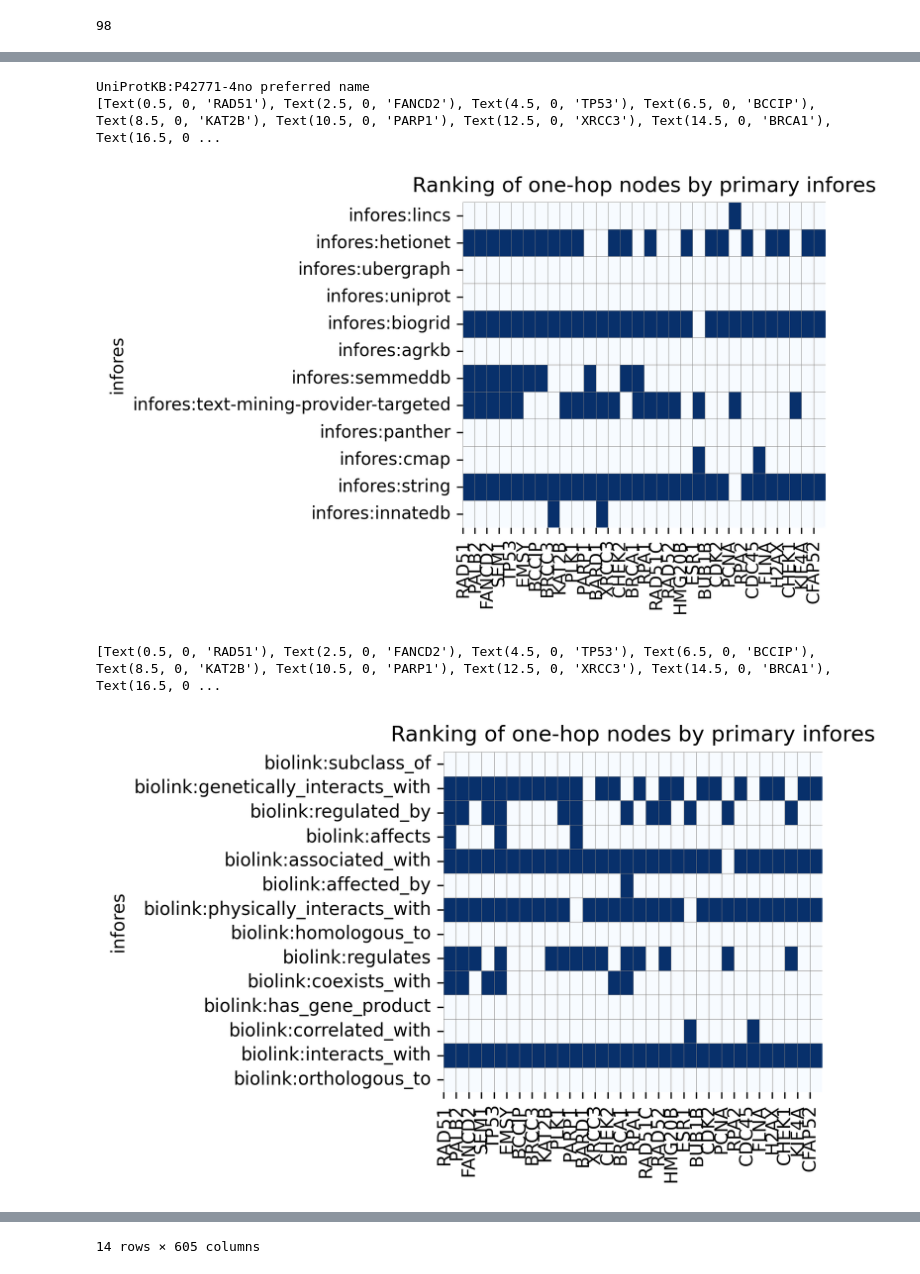
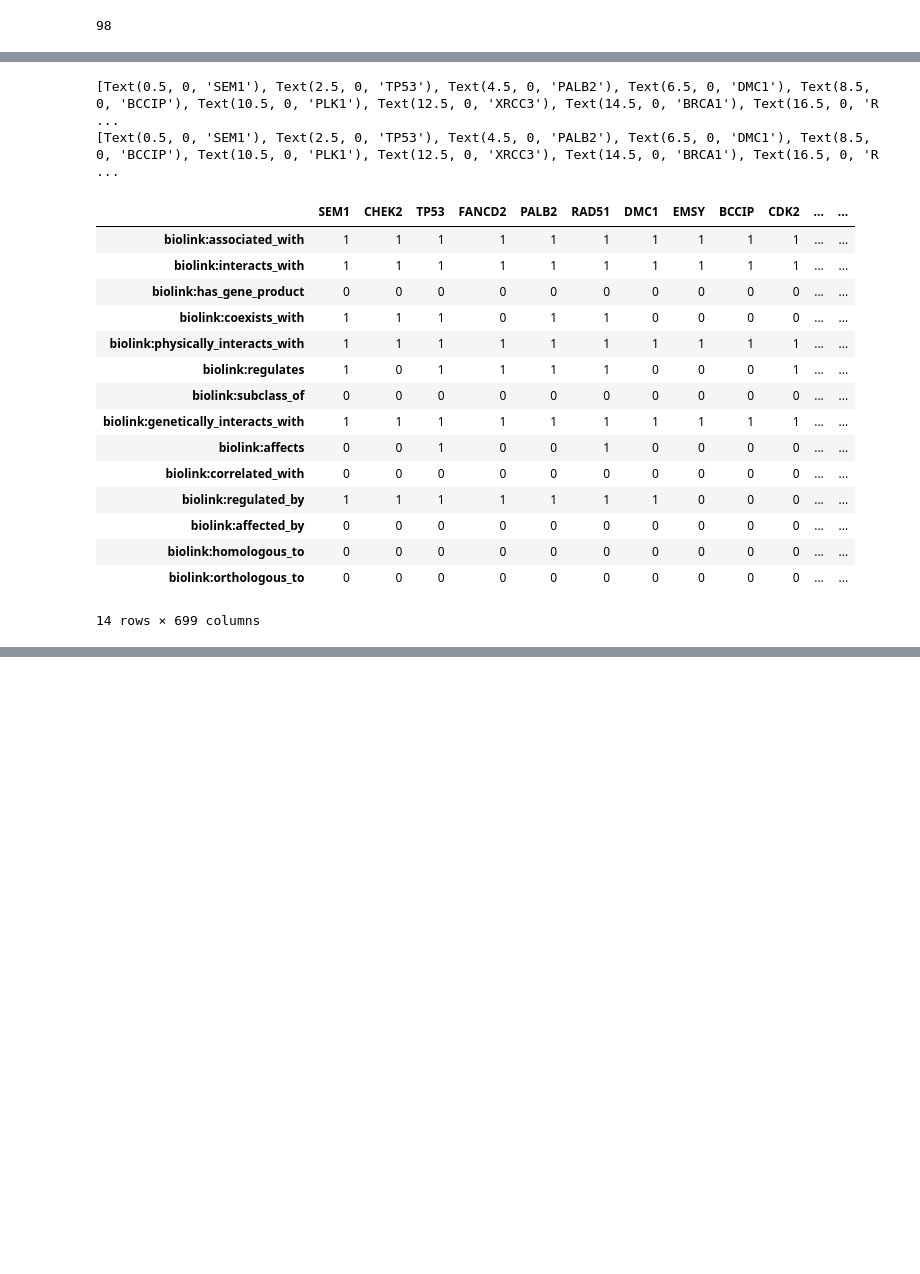
Before and after one commit to sierra-moxon/Translator_component_toolkit, a Jupyter notebook: notebooks/Path_finder.ipynb, the cells around one changed output, grey strips where cells are left out. Saved outputs shown, nothing was run; the diff lists cells and outputs as text; code cells hidden in the pictures; blank space fills up the shorter version.

```diff
--- a/notebooks/Path_finder.ipynb
+++ b/notebooks/Path_finder.ipynb
@@ -147,14 +147,27 @@ UniProtKB:P42771-4no preferred name
 # %%
 # Step 8: Visualize the results
 TCT.visulization_one_hop_ranking(result_ranked_by_primary_infores,
                                  result_parsed,
                                  num_of_nodes = 30,
                                  input_query = input_node1_id,
-                                 fontsize = 10,
+                                 fontsize = 8,
                                  title_fontsize=12)
 # %% [output]
-UniProtKB:P42771-4no preferred name
-[Text(0.5, 0, 'RAD51'), Text(2.5, 0, 'FANCD2'), Text(4.5, 0, 'TP53'), Text(6.5, 0, 'BCCIP'), Text(8.5, 0, 'KAT2B'), Text(10.5, 0, 'PARP1'), Text(12.5, 0, 'XRCC3'), Text(14.5, 0, 'BRCA1'), Text(16.5, 0 ...
+[Text(0.5, 0, 'SEM1'), Text(2.5, 0, 'TP53'), Text(4.5, 0, 'PALB2'), Text(6.5, 0, 'DMC1'), Text(8.5, 0, 'BCCIP'), Text(10.5, 0, 'PLK1'), Text(12.5, 0, 'XRCC3'), Text(14.5, 0, 'BRCA1'), Text(16.5, 0, 'R ...
+[Text(0.5, 0, 'SEM1'), Text(2.5, 0, 'TP53'), Text(4.5, 0, 'PALB2'), Text(6.5, 0, 'DMC1'), Text(8.5, 0, 'BCCIP'), Text(10.5, 0, 'PLK1'), Text(12.5, 0, 'XRCC3'), Text(14.5, 0, 'BRCA1'), Text(16.5, 0, 'R ...
-[figure, removed]
+|  | SEM1 | CHEK2 | TP53 | FANCD2 | PALB2 | RAD51 | DMC1 | EMSY | BCCIP | CDK2 | ... | ... |
+| biolink:associated_with | 1 | 1 | 1 | 1 | 1 | 1 | 1 | 1 | 1 | 1 | ... | ... |
+| biolink:interacts_with | 1 | 1 | 1 | 1 | 1 | 1 | 1 | 1 | 1 | 1 | ... | ... |
+| biolink:has_gene_product | 0 | 0 | 0 | 0 | 0 | 0 | 0 | 0 | 0 | 0 | ... | ... |
+| biolink:coexists_with | 1 | 1 | 1 | 0 | 1 | 1 | 0 | 0 | 0 | 0 | ... | ... |
+| biolink:physically_interacts_with | 1 | 1 | 1 | 1 | 1 | 1 | 1 | 1 | 1 | 1 | ... | ... |
+| biolink:regulates | 1 | 0 | 1 | 1 | 1 | 1 | 0 | 0 | 0 | 1 | ... | ... |
+| biolink:subclass_of | 0 | 0 | 0 | 0 | 0 | 0 | 0 | 0 | 0 | 0 | ... | ... |
+| biolink:genetically_interacts_with | 1 | 1 | 1 | 1 | 1 | 1 | 1 | 1 | 1 | 1 | ... | ... |
+| biolink:affects | 0 | 0 | 1 | 0 | 0 | 1 | 0 | 0 | 0 | 0 | ... | ... |
+| biolink:correlated_with | 0 | 0 | 0 | 0 | 0 | 0 | 0 | 0 | 0 | 0 | ... | ... |
+| biolink:regulated_by | 1 | 1 | 1 | 1 | 1 | 1 | 1 | 0 | 0 | 0 | ... | ... |
+| biolink:affected_by | 0 | 0 | 0 | 0 | 0 | 0 | 0 | 0 | 0 | 0 | ... | ... |
+| biolink:homologous_to | 0 | 0 | 0 | 0 | 0 | 0 | 0 | 0 | 0 | 0 | ... | ... |
+| biolink:orthologous_to | 0 | 0 | 0 | 0 | 0 | 0 | 0 | 0 | 0 | 0 | ... | ... |
-[Text(0.5, 0, 'RAD51'), Text(2.5, 0, 'FANCD2'), Text(4.5, 0, 'TP53'), Text(6.5, 0, 'BCCIP'), Text(8.5, 0, 'KAT2B'), Text(10.5, 0, 'PARP1'), Text(12.5, 0, 'XRCC3'), Text(14.5, 0, 'BRCA1'), Text(16.5, 0 ...
+14 rows × 699 columns
-[figure, removed]
@@ -176,4 +174,3 @@ UniProtKB:P42771-4no preferred name
-14 rows × 605 columns
 # %%
 # Step 9: Format query json
 query_json2 = TCT.format_query_json(input_node3_list,  # a list of identifiers for input node1
```
Also changed, not shown: parts of 15 cells of this notebook, 7 other files.
